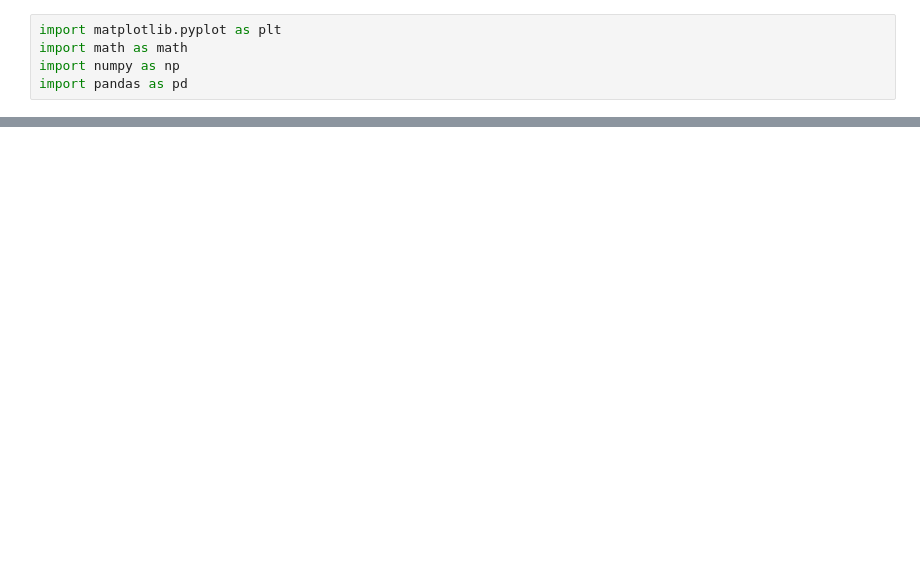
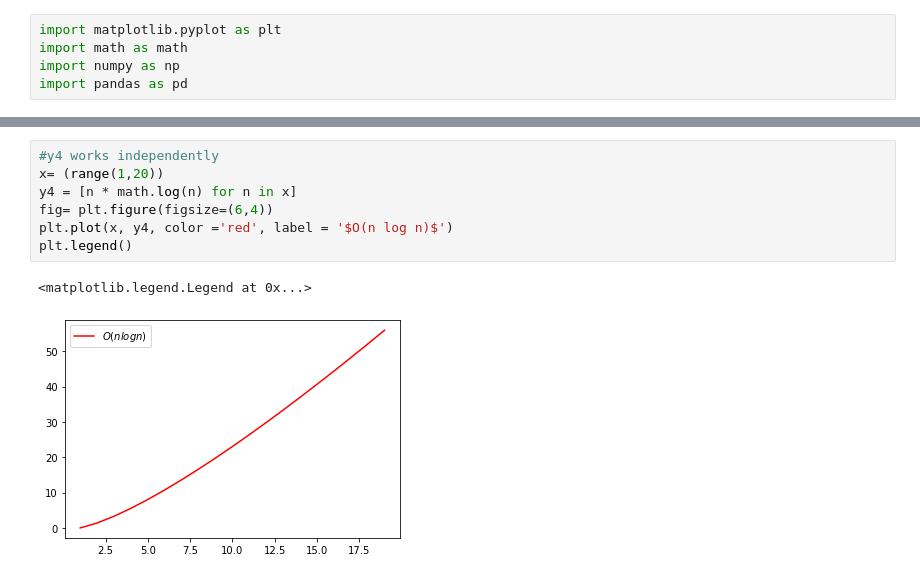
Before and after one commit to natasharivers/numpy-pandas-visualization-exercises, a Jupyter notebook: big_o_notation.ipynb, the cells around one changed output, grey strips where cells are left out. Drawn from its saved outputs; the diff is of its cells as text; blank space fills up the shorter version.

```diff
--- a/big_o_notation.ipynb
+++ b/big_o_notation.ipynb
@@ -44,0 +77,10 @@ plt.plot(x,y1, color = 'orange', label= 'y1= $O(1)$')
+# %%
+#y4 works independently
+x= (range(1,20))
+y4 = [n * math.log(n) for n in x]
+fig= plt.figure(figsize=(6,4))
+plt.plot(x, y4, color ='red', label = '$O(n log n)$')
+plt.legend()
+# %% [output]
+<matplotlib.legend.Legend at 0x...>
+[figure, added]
```
Also changed, not shown: parts of 10 cells of this notebook.
